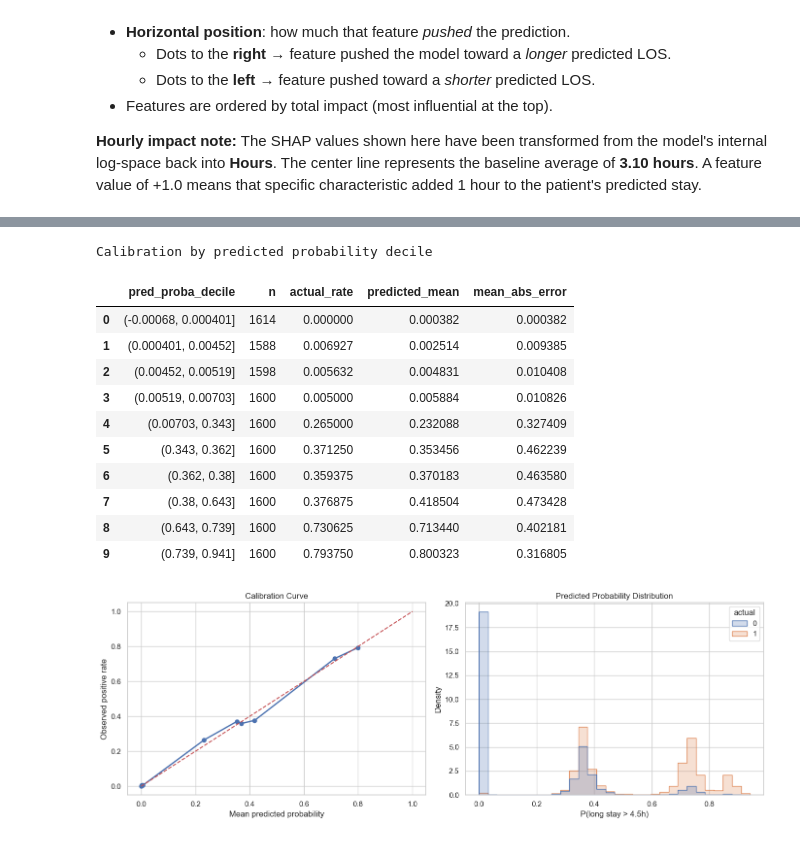
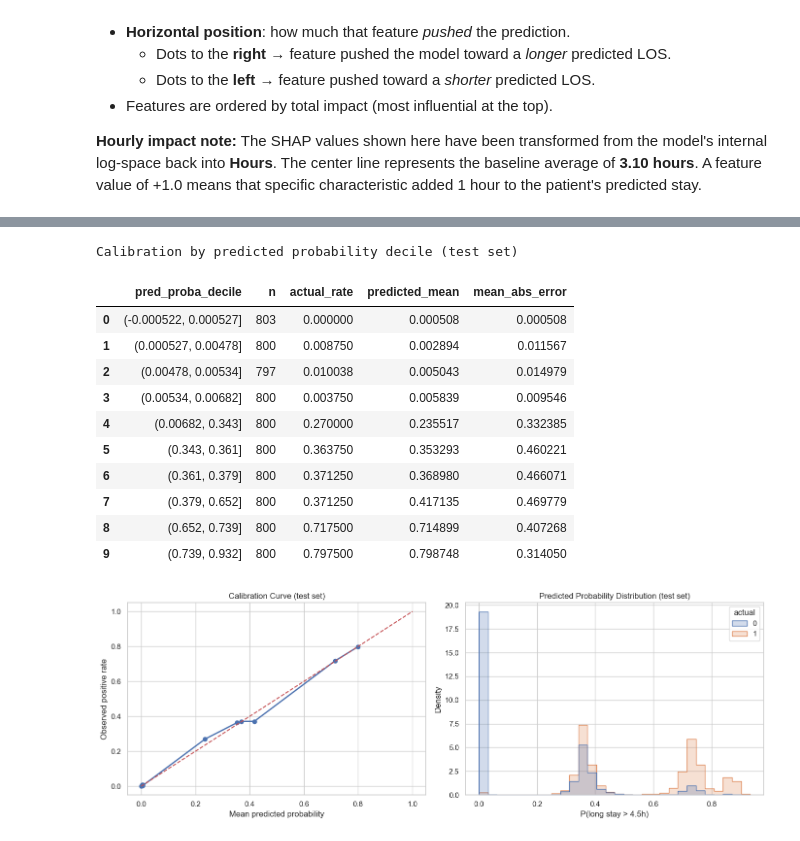
Before and after one commit to dsAlessandro/Emergency-Department-Acuity-Prediction, a Jupyter notebook: length_of_stay_pipeline.ipynb, the cells around one changed output, grey strips where cells are left out. Drawn from its saved outputs; the diff is of its cells as text; code cells hidden in the pictures.

```diff
--- a/length_of_stay_pipeline.ipynb
+++ b/length_of_stay_pipeline.ipynb
@@ -600,7 +600,7 @@ def split_and_engineer_features(X, y, classification=False):
   return X_train, X_val, y_train, y_val, new_cols
 # %%
 X_train_regression, X_val_regression, y_train_regression, y_val_regression, new_cols_regression = split_and_engineer_features(X, y_regression)
-X_train_classification, X_val_classification, y_train_classification, y_val_classification, new_cols_classification = split_and_engineer_features(X, y_classification, classification=True)
+X_train_classification, X_val_test_classification, y_train_classification, y_val_test_classification, new_cols_classification = split_and_engineer_features(X, y_classification, classification=True)
 
 updated_preprocessor = ColumnTransformer([
     ("ord",     OrdinalEncoder(categories=[age_order, mental_order]),
@@ -630,7 +630,11 @@ classification_model = Pipeline([
     ("classifier", classifier)
 ])
 
-prediction_threshold = 0.35
+# Split the validation test for classification into two halves: one for threshold tuning, one held-out for final reporting.
+X_val_classification, X_test_classification, y_val_classification, y_test_classification = train_test_split(
+    X_val_test_classification, y_val_test_classification,
+    test_size=0.5, random_state=RANDOM_STATE, stratify=y_val_test_classification
+)
 # %% [output]
 Features: 62 raw → 102 after engineering (40 added)
 Added: ['pain_not_recorded', 'systolic_bp_missing', 'diastolic_bp_missing', 'mean_arterial_pressure_missing', 'pulse_pressure_missing', 'shock_index_missing', 'respiratory_rate_missing', 'pulse_pressu ...
@@ -1156,56 +1194,56 @@ The density plot shows how the model distributes probability scores for actual l
 # %%
-diagnostics_df = pd.DataFrame({
-    "actual": y_val_classification.values,
-    "predicted": val_predictions_classification,
-    "pred_proba": val_proba,
+test_diagnostics_df = pd.DataFrame({
+    "actual": y_test_classification.values,
+    "predicted": test_predictions_classification,
+    "pred_proba": test_proba,
 })
-diagnostics_df["prob_error"] = diagnostics_df["pred_proba"] - diagnostics_df["actual"]
+test_diagnostics_df["prob_error"] = test_diagnostics_df["pred_proba"] - test_diagnostics_df["actual"]
 
-# 1) Calibration by probability deciles
-diagnostics_df["pred_proba_decile"] = pd.qcut(
-    diagnostics_df["pred_proba"],
+# 1) Calibration by probability deciles (held-out test set)
+test_diagnostics_df["pred_proba_decile"] = pd.qcut(
+    test_diagnostics_df["pred_proba"],
     q=10,
     duplicates="drop"
 ).astype(str)
 
-calibration_table = diagnostics_df.groupby("pred_proba_decile", observed=False).agg(
+calibration_table = test_diagnostics_df.groupby("pred_proba_decile", observed=False).agg(
     n=("actual", "size"),
     actual_rate=("actual", "mean"),
     predicted_mean=("pred_proba", "mean"),
     mean_abs_error=("prob_error", lambda s: np.abs(s).mean())
 ).reset_index()
 
-print("Calibration by predicted probability decile")
+print("Calibration by predicted probability decile (test set)")
 display(calibration_table)
 
 fig, axes = plt.subplots(1, 2, figsize=(14, 5))
 
-frac_pos, mean_pred = calibration_curve(diagnostics_df["actual"], diagnostics_df["pred_proba"], n_bins=10, strategy="quantile")
+frac_pos, mean_pred = calibration_curve(test_diagnostics_df["actual"], test_diagnostics_df["pred_proba"], n_bins=10, strategy="quantile")
 axes[0].plot(mean_pred, frac_pos, marker="o", linewidth=2)
 axes[0].plot([0, 1], [0, 1], "r--", linewidth=1.5)
-axes[0].set_title("Calibration Curve")
+axes[0].set_title("Calibration Curve (test set)")
 axes[0].set_xlabel("Mean predicted probability")
 axes[0].set_ylabel("Observed positive rate")
 
-sns.histplot(data=diagnostics_df, x="pred_proba", hue="actual", bins=30, stat="density", common_norm=False, element="step", ax=axes[1])
-axes[1].set_title("Predicted Probability Distribution")
+sns.histplot(data=test_diagnostics_df, x="pred_proba", hue="actual", bins=30, stat="density", common_norm=False, element="step", ax=axes[1])
+axes[1].set_title("Predicted Probability Distribution (test set)")
 axes[1].set_xlabel("P(long stay > 4.5h)")
 axes[1].set_ylabel("Density")
 
 plt.tight_layout()
 plt.show()
 # %% [output]
-Calibration by predicted probability decile
+Calibration by predicted probability decile (test set)
 |  | pred_proba_decile | n | actual_rate | predicted_mean | mean_abs_error |
-| 0 | (-0.00068, 0.000401] | 1614 | 0.000000 | 0.000382 | 0.000382 |
-| 1 | (0.000401, 0.00452] | 1588 | 0.006927 | 0.002514 | 0.009385 |
-| 2 | (0.00452, 0.00519] | 1598 | 0.005632 | 0.004831 | 0.010408 |
-| 3 | (0.00519, 0.00703] | 1600 | 0.005000 | 0.005884 | 0.010826 |
-| 4 | (0.00703, 0.343] | 1600 | 0.265000 | 0.232088 | 0.327409 |
-| 5 | (0.343, 0.362] | 1600 | 0.371250 | 0.353456 | 0.462239 |
-| 6 | (0.362, 0.38] | 1600 | 0.359375 | 0.370183 | 0.463580 |
-| 7 | (0.38, 0.643] | 1600 | 0.376875 | 0.418504 | 0.473428 |
-| 8 | (0.643, 0.739] | 1600 | 0.730625 | 0.713440 | 0.402181 |
-| 9 | (0.739, 0.941] | 1600 | 0.793750 | 0.800323 | 0.316805 |
+| 0 | (-0.000522, 0.000527] | 803 | 0.000000 | 0.000508 | 0.000508 |
+| 1 | (0.000527, 0.00478] | 800 | 0.008750 | 0.002894 | 0.011567 |
+| 2 | (0.00478, 0.00534] | 797 | 0.010038 | 0.005043 | 0.014979 |
+| 3 | (0.00534, 0.00682] | 800 | 0.003750 | 0.005839 | 0.009546 |
+| 4 | (0.00682, 0.343] | 800 | 0.270000 | 0.235517 | 0.332385 |
+| 5 | (0.343, 0.361] | 800 | 0.363750 | 0.353293 | 0.460221 |
+| 6 | (0.361, 0.379] | 800 | 0.371250 | 0.368980 | 0.466071 |
+| 7 | (0.379, 0.652] | 800 | 0.371250 | 0.417135 | 0.469779 |
+| 8 | (0.652, 0.739] | 800 | 0.717500 | 0.714899 | 0.407268 |
+| 9 | (0.739, 0.932] | 800 | 0.797500 | 0.798748 | 0.314050 |
-[figure, old version]
+[figure, new version]
 # %%
```
Also changed, not shown: parts of 15 cells of this notebook.
